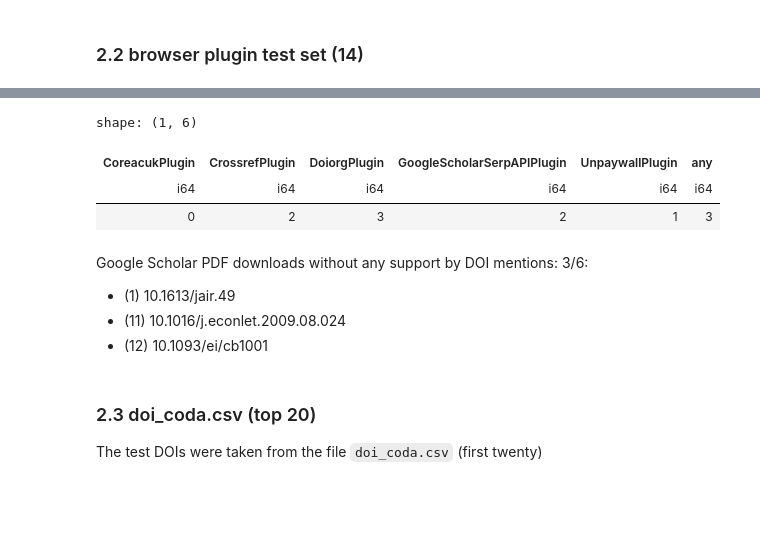
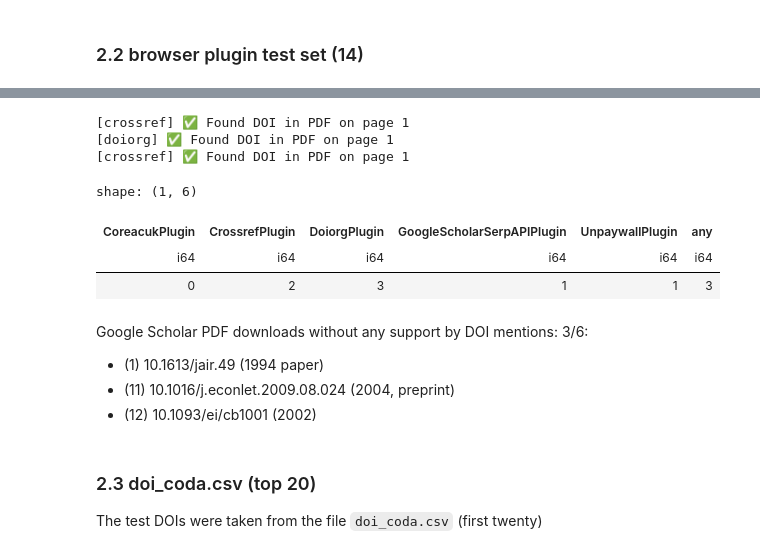
Before and after one commit to escience-tmsr/doi-downloader, a Jupyter notebook: notebooks/test.ipynb, the cells around one changed output, grey strips where cells are left out. Saved outputs shown, nothing was run; the diff lists cells and outputs as text; code cells hidden in the pictures; blank space fills up the shorter version.

```diff
--- a/notebooks/test.ipynb
+++ b/notebooks/test.ipynb
@@ -125,7 +118,6 @@ def summarize_plugin_results(pdf_urls, index, result_type="url"):
 def download_pdf(doi, pdf_target_dir_name, pdf_target_file_name, pdf_urls):
     """Try to download pdf with each plugin, Register result"""
     target_locations = {}
-    pdf_has_doi = {}
     cache = {}
     for plugin_name in pdf_urls:
         if pdf_urls[plugin_name]:
@@ -138,17 +130,15 @@ def download_pdf(doi, pdf_target_dir_name, pdf_target_file_name, pdf_urls):
                                                           pdf_target_dir_name,
                                                           plugin_name=PLUGIN_NAMES[plugin_name],
                                                           doi=doi)
-                target_locations[plugin_name], pdf_has_doi[plugin_name] = cache[pdf_url]
+                target_locations[plugin_name] = cache[pdf_url]
     for plugin_name in PLUGINS:
         if plugin_name not in target_locations or not target_locations[plugin_name]:
             target_locations[plugin_name] = None
-            pdf_has_doi[plugin_name] = False
-    return target_locations, pdf_has_doi
+    return target_locations
 # %%
 def check_plugin_access(doi_df):
     """Check plugin access to a list of DOIs: url retrieval and pdf downloads"""
     target_locations = []
-    pdf_has_doi = []
     pdf_urls = []
     pdf_target_dir_name = "."
     for index, row in enumerate(doi_df.iter_rows()):
@@ -160,19 +150,16 @@ def check_plugin_access(doi_df):
                                   for key in sorted(pdf_urls[-1].items(),
                                                     key=lambda item: item[0])},
                                  index + 1)
-        target_locations_dict, pdf_has_doi_dict = (download_pdf(doi,
-                                                                pdf_target_dir_name,
-                                                                pdf_target_file_name,
-                                                                pdf_urls[-1]))
+        target_locations_dict = (download_pdf(doi, pdf_target_dir_name,
+                                 pdf_target_file_name, pdf_urls[-1]))
         target_locations.append(target_locations_dict)
-        pdf_has_doi.append(pdf_has_doi_dict)
         summarize_plugin_results({key[0]: target_locations[-1][key[0]]
                                           for key in sorted(target_locations[-1].items(),
                                                      key=lambda item: item[0])},
                                           index + 1, result_type="pdf")
         if "MAX_PROCESSED" in globals() and index >= MAX_PROCESSED:
              break
-    return pdf_urls, target_locations, pdf_has_doi
+    return pdf_urls, target_locations
 # %%
 def count_successes(pdf_urls):
     """Count the number of successes per plugin and their combination"""
@@ -203,7 +190,7 @@ doi_plugin_df = pl.DataFrame([{"doi": "10.1613/jair.49"},
 # %%
 MAX_PROCESSED = 20
 # %%
-pdf_urls, target_locations, pdf_has_doi = check_plugin_access(doi_plugin_df)
+pdf_urls, target_locations = check_plugin_access(doi_plugin_df)
 # %% [output]
 1. 10.1613/jair.49
 [coreacuk] access error while fethcing data, authorization problem?
@@ -239,15 +226,34 @@ shape: (1, 6)
+# %%
+def verify_downloaded_pdfs(target_locations, doi_plugin_df):
+    """Check if downloaded PDFs contain target DOIs"""
+    pdf_cache = {}
+    pdf_has_doi = []
+    for doi_group_in, doi in zip(target_locations, list(doi_plugin_df["doi"])):
+        doi_group_out = {}
+        for plugin in doi_group_in:
+            if doi_group_in[plugin] and doi_group_in[plugin] not in pdf_cache:
+                pdf_cache[doi_group_in[plugin]] = verify_downloaded_pdf(doi_group_in[plugin],
+                                                                        doi,
+                                                                        plugin_name=PLUGIN_NAMES[plugin])
+            doi_group_out[plugin] = None if not doi_group_in[plugin] else pdf_cache[doi_group_in[plugin]]
+        pdf_has_doi.append(doi_group_out)
+    return pdf_has_doi
 # %%
+pdf_has_doi = verify_downloaded_pdfs(target_locations, doi_plugin_df)
 count_successes(pdf_has_doi)
 # %% [output]
-shape: (1, 6)
+[crossref] ✅ Found DOI in PDF on page 1
+[doiorg] ✅ Found DOI in PDF on page 1
+[crossref] ✅ Found DOI in PDF on page 1
+shape: (1, 6)
 | CoreacukPlugin | CrossrefPlugin | DoiorgPlugin | GoogleScholarSerpAPIPlugin | UnpaywallPlugin | any |
 | i64 | i64 | i64 | i64 | i64 | i64 |
-| 0 | 2 | 3 | 2 | 1 | 3 |
+| 0 | 2 | 3 | 1 | 1 | 3 |
 # %% [markdown]
 Google Scholar PDF downloads without any support by DOI mentions: 3/6:
-* (1) 10.1613/jair.49
-* (11) 10.1016/j.econlet.2009.08.024
-* (12) 10.1093/ei/cb1001
+* (1) 10.1613/jair.49 (1994 paper)
+* (11) 10.1016/j.econlet.2009.08.024 (2004, preprint)
+* (12) 10.1093/ei/cb1001 (2002)
 # %% [markdown]
 ### 2.3 doi_coda.csv (top 20)
 
```
Also changed, not shown: parts of 14 cells of this notebook, 17 other files.
